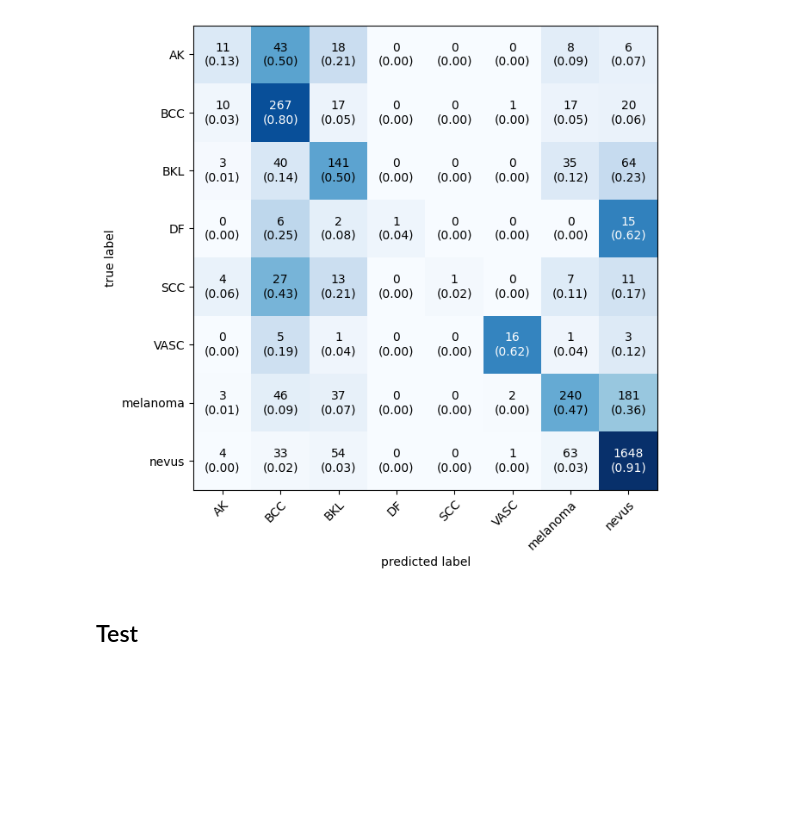
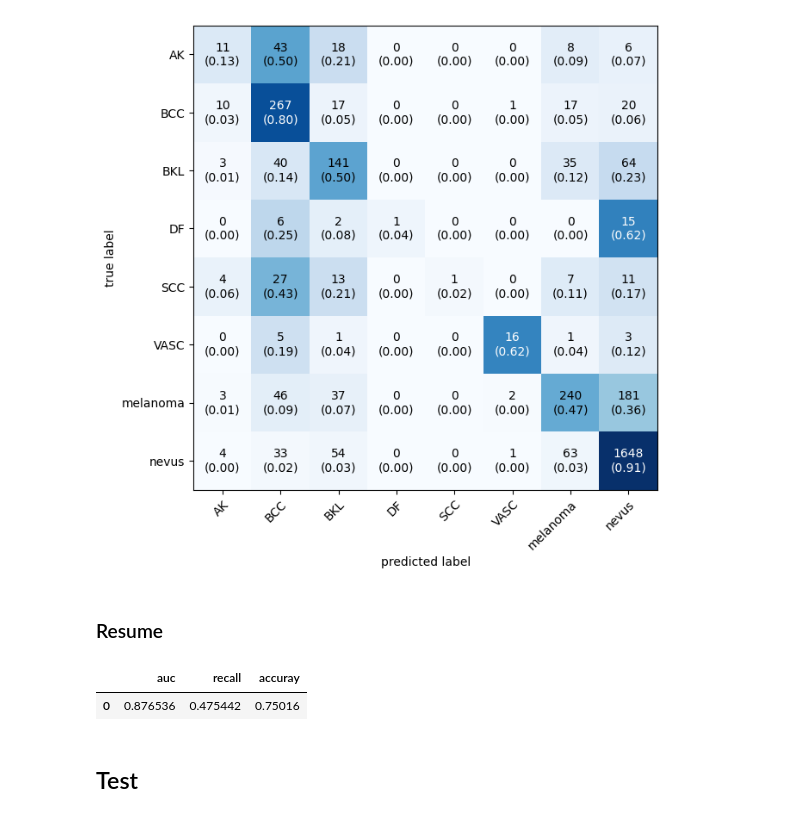
Before and after one commit to wilberquito/Thesis, a Jupyter notebook: Code/pytorch/notebooks/resnet18/ResNet18Regularization_V0_Performance.ipynb, the cells around one changed output. Cells and saved outputs as stored; diff of their text form; code cells hidden in the pictures; blank space fills up the shorter version.

```diff
--- a/Code/pytorch/notebooks/resnet18/ResNet18Regularization_V0_Performance.ipynb
+++ b/Code/pytorch/notebooks/resnet18/ResNet18Regularization_V0_Performance.ipynb
@@ -331,6 +395,72 @@ m_utility.plot_confusion_matrix(model,
                                 show_normed=True)
 # %% [output]
 [figure]
+# %% [markdown]
+### Resume
+# %%
+import torch
+import torchvision as tv
+import torch.nn as nn
+from torch.utils.data import DataLoader
+from torchvision.models import (ResNet18_Weights)
+import torchvision.models as models
+import modular.dataset as m_dataset
+import modular.utility as m_utility
+import modular.models as m_models
+
+
+# Set seed
+m_utility.set_seed(42)
+
+# Build the dataframes
+data_dir = 'data.etl'
+data_folder = '512'
+train_df, _, mapping = m_dataset.get_df(data_dir, data_folder)
+device = 'cuda' if torch.cuda.is_available() else 'cpu'
+
+batch_size = 512
+
+# Mapping from id to classname
+idx_to_class = { k : classname for classname, k in mapping.items() }
+
+train_df, validate_df = m_dataset.train_validate_split(train_df,
+                                                       random_state=42,
+                                                       validate_size=0.2)
+
+validate_df, test_df = m_dataset.train_validate_split(validate_df,
+                                                      random_state=42,
+                                                      validate_size=0.5)
+
+_, val_transforms = m_dataset.get_transforms(image_size=256)
+
+dataset = m_dataset.MelanomaDataset(validate_df,
+                                    mode='validate',
+                                    transforms=val_transforms,
+                                    idx_to_class=idx_to_class)
+dataloader = DataLoader(dataset, batch_size=batch_size, shuffle=False)
+class_names = [name for k,name in dataset.idx_to_class.items()]
+
+out_features = len(mapping)
+model = m_models.ResNet18_Dropout_Melanoma(out_features)
+model = model.to(device)
+
+model_state_dict = checkpoint['model_state_dict']
+model.load_state_dict(model_state_dict)
+model = model.to(device)
+
+MEL_IDX = 6 # Check data exploration notebook
+
+
+metrics = m_utility.metrics(model,
+                            dataloader,
+                            device,
+                            target=MEL_IDX,
+                            tta_times=4,
+                            as_frame=True)
+metrics
+# %% [output]
+|  | auc | recall | accuray |
+| 0 | 0.876536 | 0.475442 | 0.75016 |
 # %% [markdown]
 ## Test
 # %% [markdown]
```
Also changed, not shown: parts of 5 cells of this notebook.
